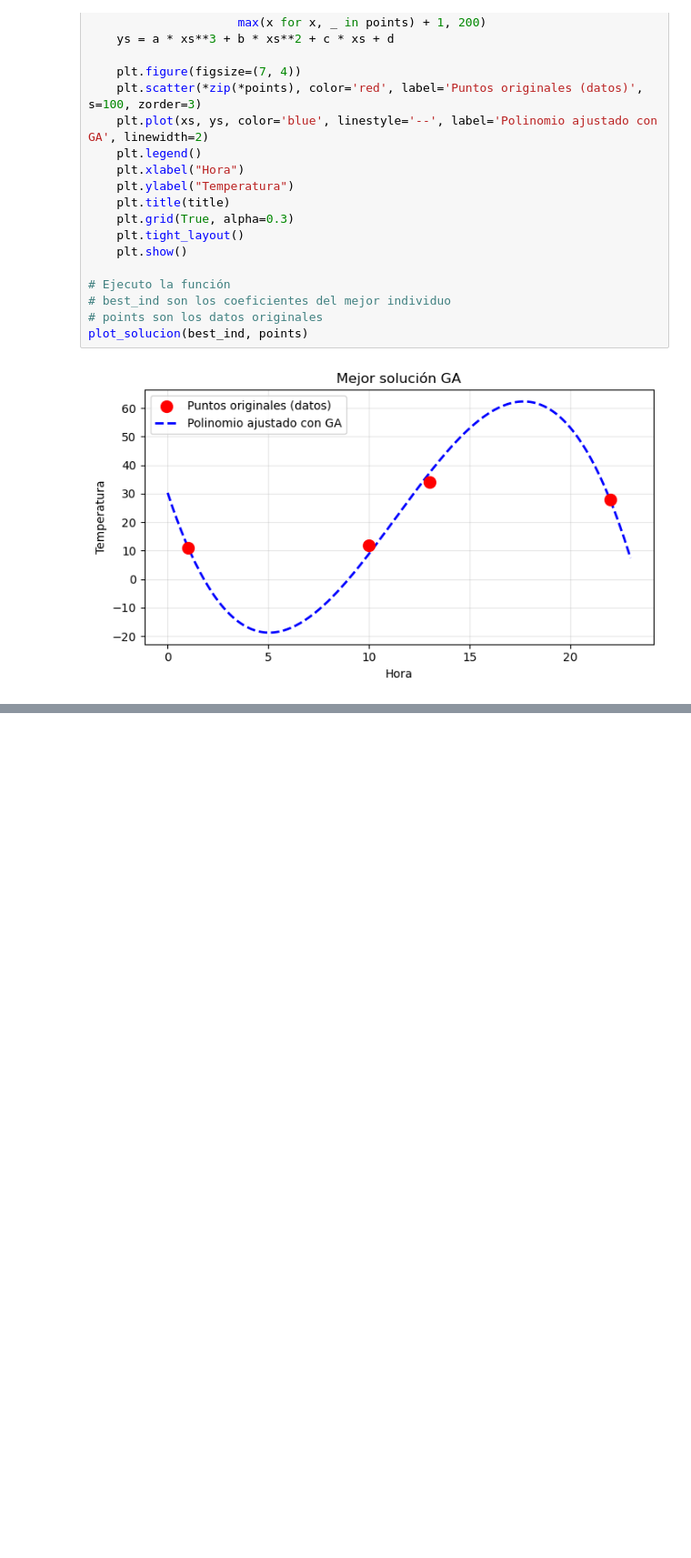
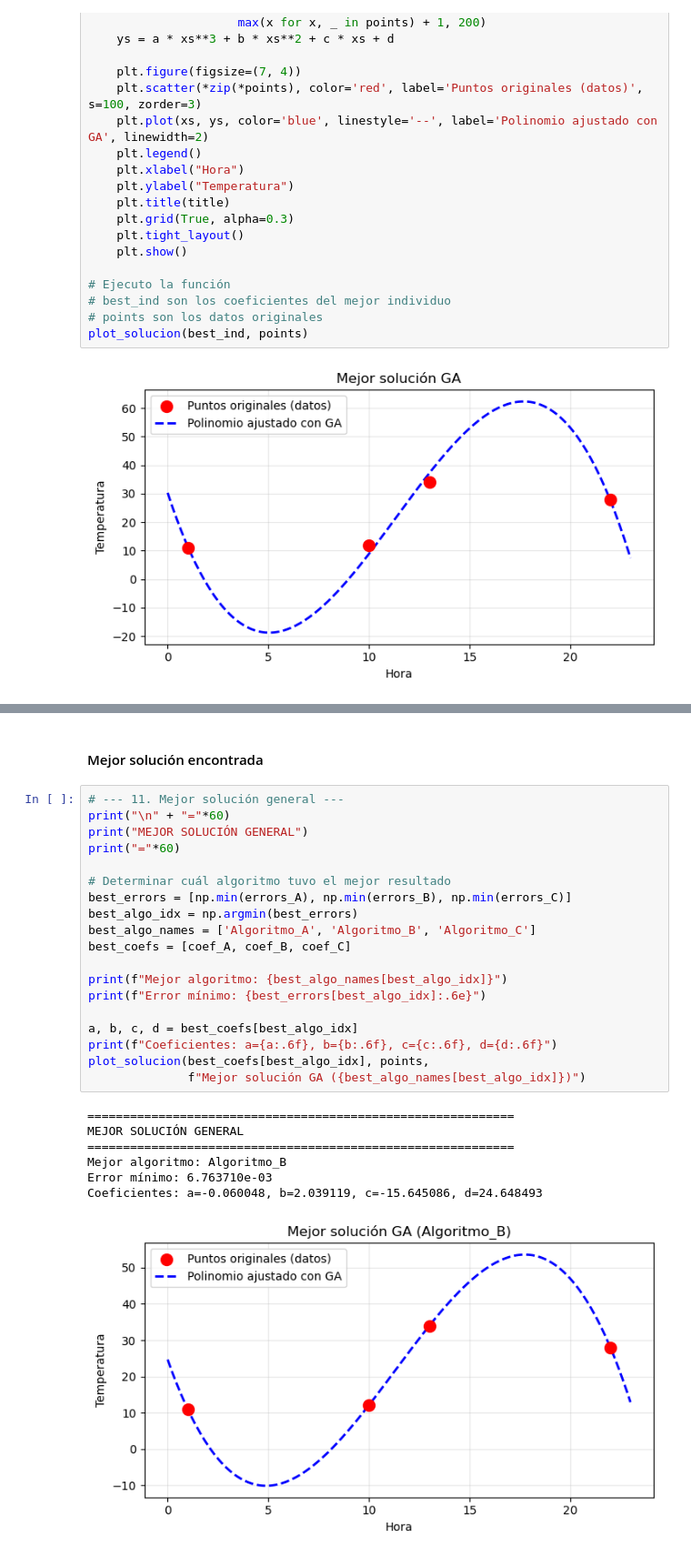
Before and after one commit to arigarmendia/algoritmos-evolutivos, a Jupyter notebook: notebooks/optimizacion_ga.ipynb, the cells around one changed output, grey strips where cells are left out. Shown at 91% size. Cells and saved outputs as stored; diff of their text form; blank space fills up the shorter version.

```diff
--- a/notebooks/optimizacion_ga.ipynb
+++ b/notebooks/optimizacion_ga.ipynb
@@ -403,0 +328,29 @@ Set 4 1.736409e+02 1.180929e+02 3.986855e+01 1.142066e+01 4.258710e+00
+# %% [markdown]
+#### Mejor solución encontrada
+# %%
+# --- 11. Mejor solución general ---
+print("\n" + "="*60)
+print("MEJOR SOLUCIÓN GENERAL")
+print("="*60)
+
+# Determinar cuál algoritmo tuvo el mejor resultado
+best_errors = [np.min(errors_A), np.min(errors_B), np.min(errors_C)]
+best_algo_idx = np.argmin(best_errors)
+best_algo_names = ['Algoritmo_A', 'Algoritmo_B', 'Algoritmo_C']
+best_coefs = [coef_A, coef_B, coef_C]
+
+print(f"Mejor algoritmo: {best_algo_names[best_algo_idx]}")
+print(f"Error mínimo: {best_errors[best_algo_idx]:.6e}")
+
+a, b, c, d = best_coefs[best_algo_idx]
+print(f"Coeficientes: a={a:.6f}, b={b:.6f}, c={c:.6f}, d={d:.6f}")
+plot_solucion(best_coefs[best_algo_idx], points,
+              f"Mejor solución GA ({best_algo_names[best_algo_idx]})")
+# %% [output]
+============================================================
+MEJOR SOLUCIÓN GENERAL
+============================================================
+Mejor algoritmo: Algoritmo_B
+Error mínimo: 6.763710e-03
+Coeficientes: a=-0.060048, b=2.039119, c=-15.645086, d=24.648493
+[figure, added]
```
Also changed, not shown: parts of 26 cells of this notebook.
